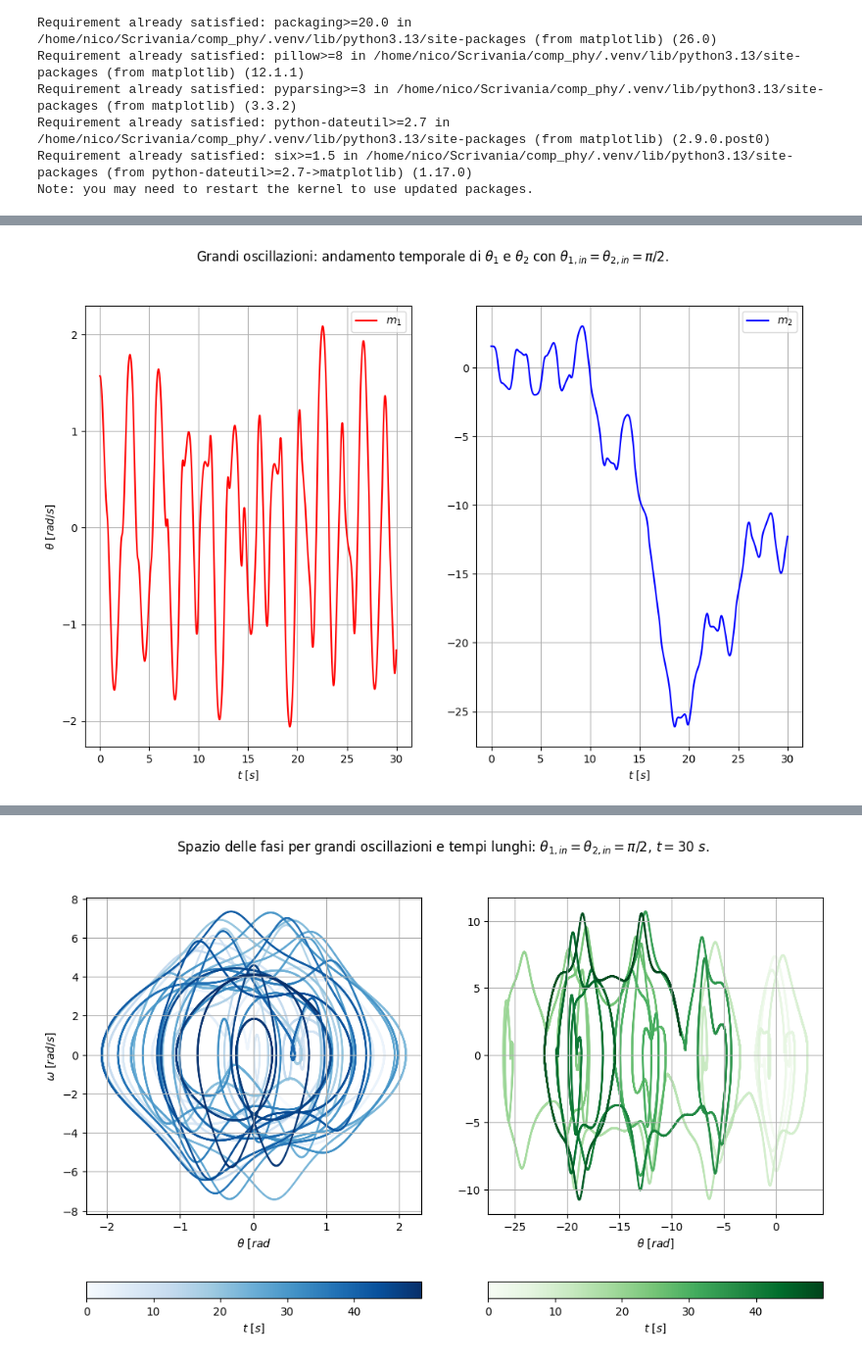
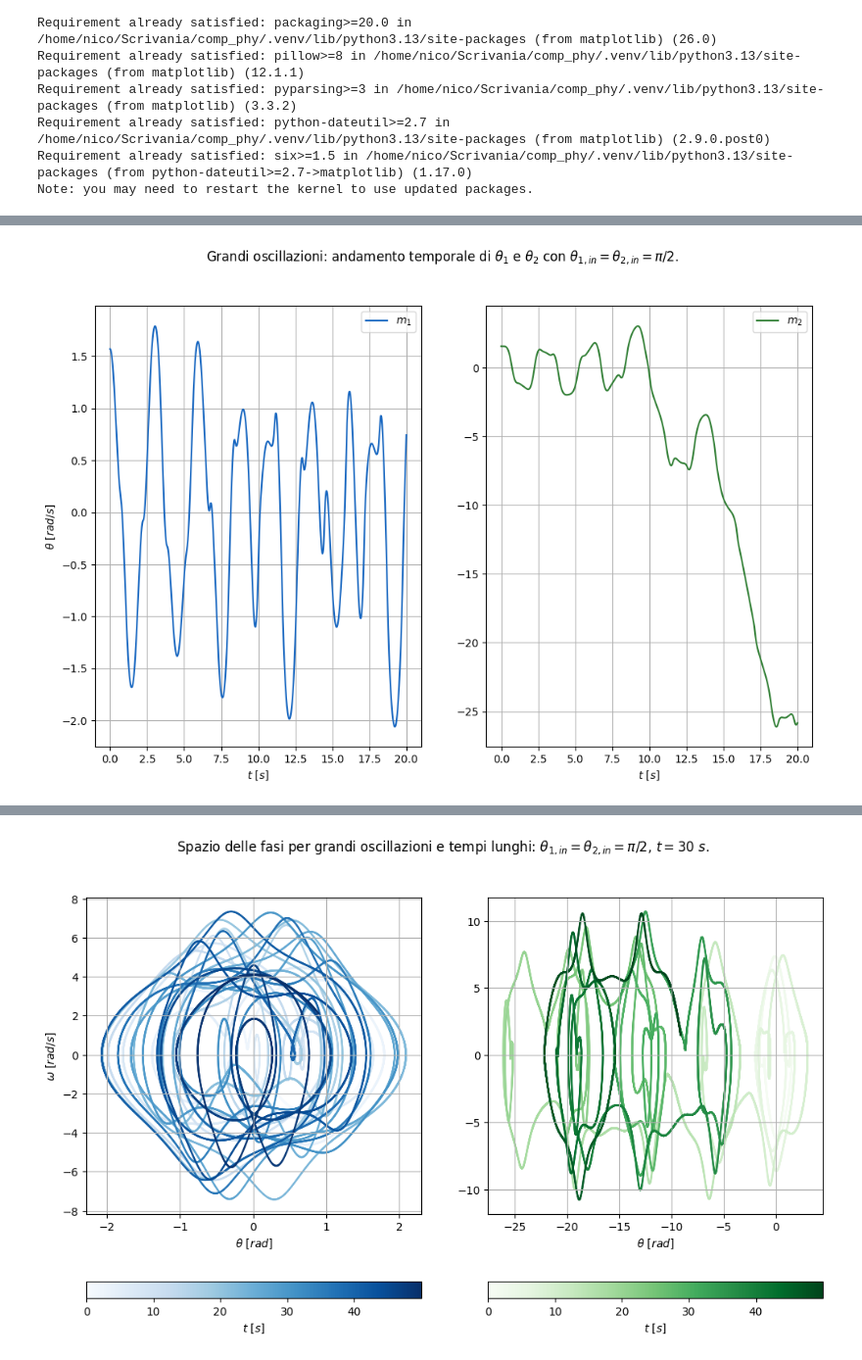
Before and after one commit to nicola-lamaddalena/computational_physics_course, a Jupyter notebook: ode/doppio_pendolo/doppio_pendolo.ipynb, the cells around one changed output, grey strips where cells are left out. Shown at 98% size. Cells and saved outputs as stored; diff of their text form; code cells hidden in the pictures.

```diff
--- a/ode/doppio_pendolo/doppio_pendolo.ipynb
+++ b/ode/doppio_pendolo/doppio_pendolo.ipynb
@@ -17,3 +17,6 @@ Note: you may need to restart the kernel to use updated packages.
 import numpy as np
 import matplotlib.pyplot as plt
 plt.rcParams["figure.figsize"] = [12, 7.42]
+color_m1, color_m2 = "#1565C0", "#2E7D32"
+h = 0.001
+t20, t30, t50 = np.arange(0, 20, h), np.arange(0, 30, h), np.arange(0, 50, h)
@@ -79,18 +90,18 @@ plt.show()
 # %%
-p1, v1, p2, v2 = rk4(theta1=np.pi/2, theta2=np.pi/2, omega1=0.0, omega2= 0.0, h=h, times=times, f=acc)
+p1, v1, p2, v2 = rk4(theta1=np.pi/2, theta2=np.pi/2, omega1=0.0, omega2= 0.0, h=h, times=t20, f=acc)
 fig, (ax1, ax2) = plt.subplots(1, 2)
-ax1.plot(times, p1, color="red", label=r"$m_1$")
+ax1.plot(times, p1, color=color_m1, label=r"$m_1$")
 ax1.set_xlabel(r"$t\ [s]$")
 ax1.set_ylabel(r"$\theta\ [rad/s]$")
 ax1.grid(True)
 ax1.legend()
 
-ax2.plot(times, p2, color="blue", label=r"$m_2$")
+ax2.plot(times, p2, color=color_m2, label=r"$m_2$")
 ax2.set_xlabel(r"$t\ [s]$")
 ax2.grid(True)
 ax2.legend()
 
 plt.suptitle(r"Grandi oscillazioni: andamento temporale di $\theta_1$ e $\theta_2$ con $\theta_{1,in}=\theta_{2,in}=\pi/2$.")
 plt.show()
 # %% [output]
-[figure, old version]
+[figure, new version]
```
Also changed, not shown: parts of 16 cells of this notebook.
